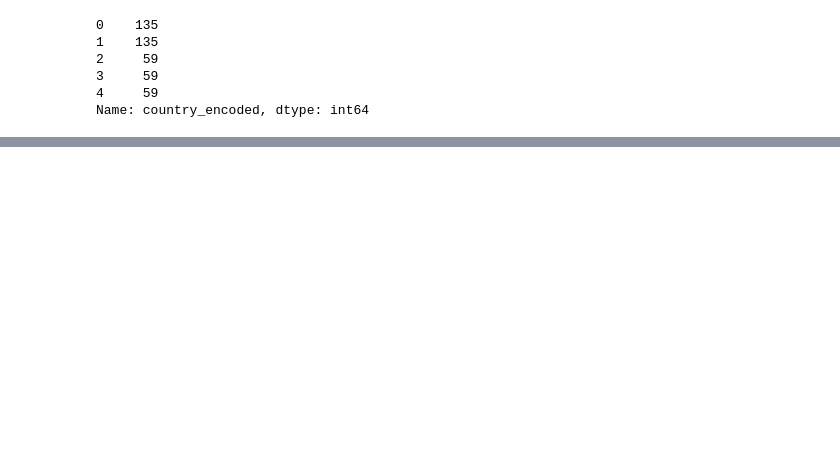
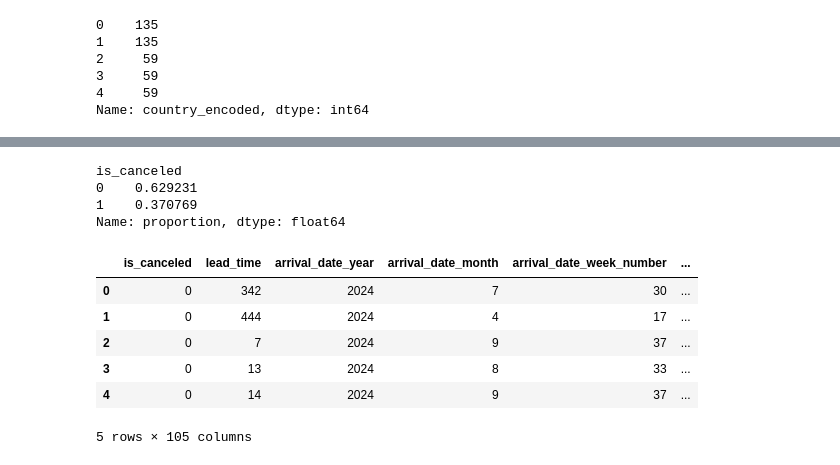
Before and after one commit to Seifmakled/hotelProject, a Jupyter notebook: notebook/main.ipynb, the cells around one changed output, grey strips where cells are left out. Drawn from its saved outputs; the diff is of its cells as text; code cells hidden in the pictures; blank space fills up the shorter version.

```diff
--- a/notebook/main.ipynb
+++ b/notebook/main.ipynb
@@ -205,0 +242,8 @@ df[['stays_in_weekend_nights', 'stays_in_week_nights', 'total_stay']].head()
+# %%
+# Avoid division by zero
+df['adr_per_person'] = df['adr'] / df['total_people'].replace(0, 1)
+
+# Family indicator
+df['is_family'] = ((df['children'] + df['babies']) > 0).astype(int)
+
+df[['total_stay', 'total_people', 'adr_per_person', 'is_family']].head()
@@ -205,0 +257,28 @@ df[['stays_in_weekend_nights', 'stays_in_week_nights', 'total_stay']].head()
+# %%
+# Drop useless or leaking columns
+cols_to_drop = [
+    'company',                 # ID-like, mostly useless
+    'agent',                   # ID-like
+    'reservation_status',      # Leaks cancellation info
+    'reservation_status_date'  # Already extracted features
+]
+
+df = df.drop(columns=cols_to_drop, errors='ignore')
+# %%
+# Check class balance
+df['is_canceled'].value_counts(normalize=True)
+# %% [output]
+is_canceled
+0    0.629231
+1    0.370769
+Name: proportion, dtype: float64
+# %%
+df.head()
+# %% [output]
+|  | is_canceled | lead_time | arrival_date_year | arrival_date_month | arrival_date_week_number | ... |
+| 0 | 0 | 342 | 2024 | 7 | 30 | ... |
+| 1 | 0 | 444 | 2024 | 4 | 17 | ... |
+| 2 | 0 | 7 | 2024 | 9 | 37 | ... |
+| 3 | 0 | 13 | 2024 | 8 | 33 | ... |
+| 4 | 0 | 14 | 2024 | 9 | 37 | ... |
+5 rows × 105 columns
```
Also changed, not shown: parts of 18 cells of this notebook.
